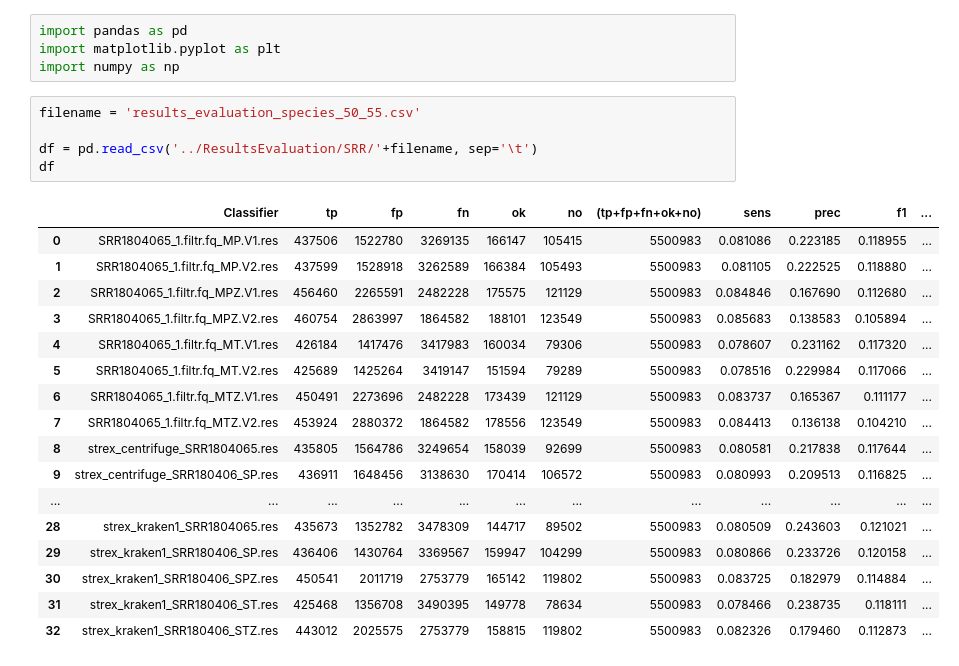
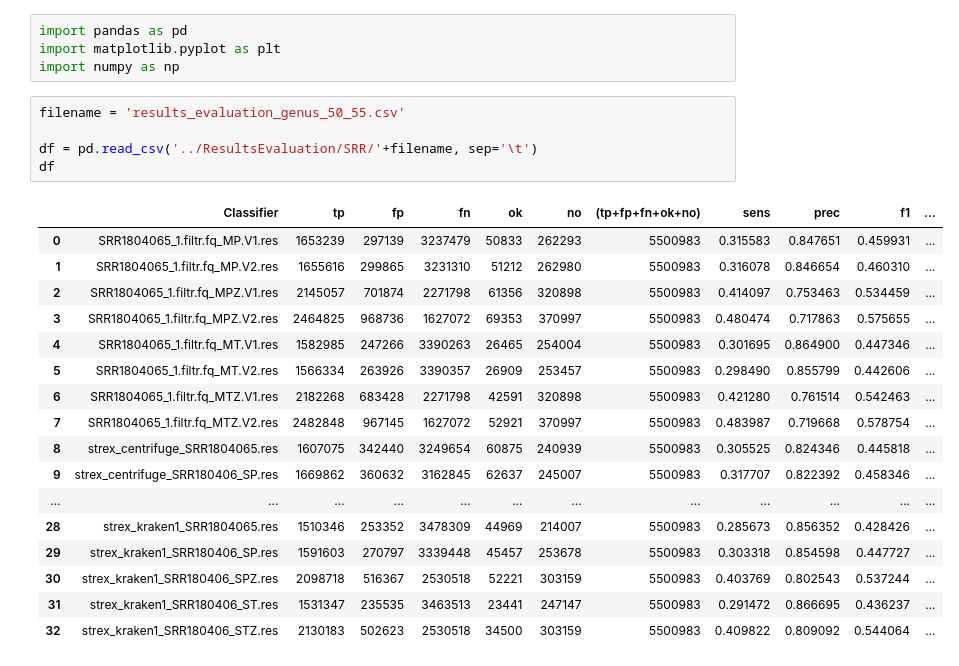
Before and after one commit to leonardoagg/Bioinformatics-Project, a Jupyter notebook: Analysis/Recall.ipynb, the cells around one changed output. Drawn from its saved outputs; the diff is of its cells as text.

```diff
--- a/Analysis/Recall.ipynb
+++ b/Analysis/Recall.ipynb
@@ -3,28 +3,28 @@ import pandas as pd
 import matplotlib.pyplot as plt
 import numpy as np
 # %%
-filename = 'results_evaluation_species_50_55.csv'
+filename = 'results_evaluation_genus_50_55.csv'
 
 df = pd.read_csv('../ResultsEvaluation/SRR/'+filename, sep='\t')
 df
 # %% [output]
 |  | Classifier | tp | fp | fn | ok | no | (tp+fp+fn+ok+no) | sens | prec | f1 | ... |
-| 0 | SRR1804065_1.filtr.fq_MP.V1.res | 437506 | 1522780 | 3269135 | 166147 | 105415 | 5500983 | 0.081086 | 0.223185 | 0.118955 | ... |
-| 1 | SRR1804065_1.filtr.fq_MP.V2.res | 437599 | 1528918 | 3262589 | 166384 | 105493 | 5500983 | 0.081105 | 0.222525 | 0.118880 | ... |
-| 2 | SRR1804065_1.filtr.fq_MPZ.V1.res | 456460 | 2265591 | 2482228 | 175575 | 121129 | 5500983 | 0.084846 | 0.167690 | 0.112680 | ... |
-| 3 | SRR1804065_1.filtr.fq_MPZ.V2.res | 460754 | 2863997 | 1864582 | 188101 | 123549 | 5500983 | 0.085683 | 0.138583 | 0.105894 | ... |
-| 4 | SRR1804065_1.filtr.fq_MT.V1.res | 426184 | 1417476 | 3417983 | 160034 | 79306 | 5500983 | 0.078607 | 0.231162 | 0.117320 | ... |
-| 5 | SRR1804065_1.filtr.fq_MT.V2.res | 425689 | 1425264 | 3419147 | 151594 | 79289 | 5500983 | 0.078516 | 0.229984 | 0.117066 | ... |
-| 6 | SRR1804065_1.filtr.fq_MTZ.V1.res | 450491 | 2273696 | 2482228 | 173439 | 121129 | 5500983 | 0.083737 | 0.165367 | 0.111177 | ... |
-| 7 | SRR1804065_1.filtr.fq_MTZ.V2.res | 453924 | 2880372 | 1864582 | 178556 | 123549 | 5500983 | 0.084413 | 0.136138 | 0.104210 | ... |
-| 8 | strex_centrifuge_SRR1804065.res | 435805 | 1564786 | 3249654 | 158039 | 92699 | 5500983 | 0.080581 | 0.217838 | 0.117644 | ... |
-| 9 | strex_centrifuge_SRR180406_SP.res | 436911 | 1648456 | 3138630 | 170414 | 106572 | 5500983 | 0.080993 | 0.209513 | 0.116825 | ... |
+| 0 | SRR1804065_1.filtr.fq_MP.V1.res | 1653239 | 297139 | 3237479 | 50833 | 262293 | 5500983 | 0.315583 | 0.847651 | 0.459931 | ... |
+| 1 | SRR1804065_1.filtr.fq_MP.V2.res | 1655616 | 299865 | 3231310 | 51212 | 262980 | 5500983 | 0.316078 | 0.846654 | 0.460310 | ... |
+| 2 | SRR1804065_1.filtr.fq_MPZ.V1.res | 2145057 | 701874 | 2271798 | 61356 | 320898 | 5500983 | 0.414097 | 0.753463 | 0.534459 | ... |
+| 3 | SRR1804065_1.filtr.fq_MPZ.V2.res | 2464825 | 968736 | 1627072 | 69353 | 370997 | 5500983 | 0.480474 | 0.717863 | 0.575655 | ... |
+| 4 | SRR1804065_1.filtr.fq_MT.V1.res | 1582985 | 247266 | 3390263 | 26465 | 254004 | 5500983 | 0.301695 | 0.864900 | 0.447346 | ... |
+| 5 | SRR1804065_1.filtr.fq_MT.V2.res | 1566334 | 263926 | 3390357 | 26909 | 253457 | 5500983 | 0.298490 | 0.855799 | 0.442606 | ... |
+| 6 | SRR1804065_1.filtr.fq_MTZ.V1.res | 2182268 | 683428 | 2271798 | 42591 | 320898 | 5500983 | 0.421280 | 0.761514 | 0.542463 | ... |
+| 7 | SRR1804065_1.filtr.fq_MTZ.V2.res | 2482848 | 967145 | 1627072 | 52921 | 370997 | 5500983 | 0.483987 | 0.719668 | 0.578754 | ... |
+| 8 | strex_centrifuge_SRR1804065.res | 1607075 | 342440 | 3249654 | 60875 | 240939 | 5500983 | 0.305525 | 0.824346 | 0.445818 | ... |
+| 9 | strex_centrifuge_SRR180406_SP.res | 1669862 | 360632 | 3162845 | 62637 | 245007 | 5500983 | 0.317707 | 0.822392 | 0.458346 | ... |
 | ... | ... | ... | ... | ... | ... | ... | ... | ... | ... | ... | ... |
-| 28 | strex_kraken1_SRR1804065.res | 435673 | 1352782 | 3478309 | 144717 | 89502 | 5500983 | 0.080509 | 0.243603 | 0.121021 | ... |
-| 29 | strex_kraken1_SRR180406_SP.res | 436406 | 1430764 | 3369567 | 159947 | 104299 | 5500983 | 0.080866 | 0.233726 | 0.120158 | ... |
-| 30 | strex_kraken1_SRR180406_SPZ.res | 450541 | 2011719 | 2753779 | 165142 | 119802 | 5500983 | 0.083725 | 0.182979 | 0.114884 | ... |
-| 31 | strex_kraken1_SRR180406_ST.res | 425468 | 1356708 | 3490395 | 149778 | 78634 | 5500983 | 0.078466 | 0.238735 | 0.118111 | ... |
-| 32 | strex_kraken1_SRR180406_STZ.res | 443012 | 2025575 | 2753779 | 158815 | 119802 | 5500983 | 0.082326 | 0.179460 | 0.112873 | ... |
+| 28 | strex_kraken1_SRR1804065.res | 1510346 | 253352 | 3478309 | 44969 | 214007 | 5500983 | 0.285673 | 0.856352 | 0.428426 | ... |
+| 29 | strex_kraken1_SRR180406_SP.res | 1591603 | 270797 | 3339448 | 45457 | 253678 | 5500983 | 0.303318 | 0.854598 | 0.447727 | ... |
+| 30 | strex_kraken1_SRR180406_SPZ.res | 2098718 | 516367 | 2530518 | 52221 | 303159 | 5500983 | 0.403769 | 0.802543 | 0.537244 | ... |
+| 31 | strex_kraken1_SRR180406_ST.res | 1531347 | 235535 | 3463513 | 23441 | 247147 | 5500983 | 0.291472 | 0.866695 | 0.436237 | ... |
+| 32 | strex_kraken1_SRR180406_STZ.res | 2130183 | 502623 | 2530518 | 34500 | 303159 | 5500983 | 0.409822 | 0.809092 | 0.544064 | ... |
 # %%
 def ReacllPlot(df):
 
```
Also changed, not shown: parts of 2 cells of this notebook, 11 other files.
